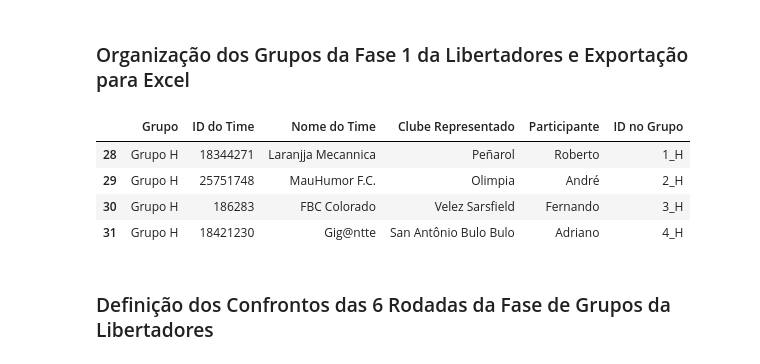
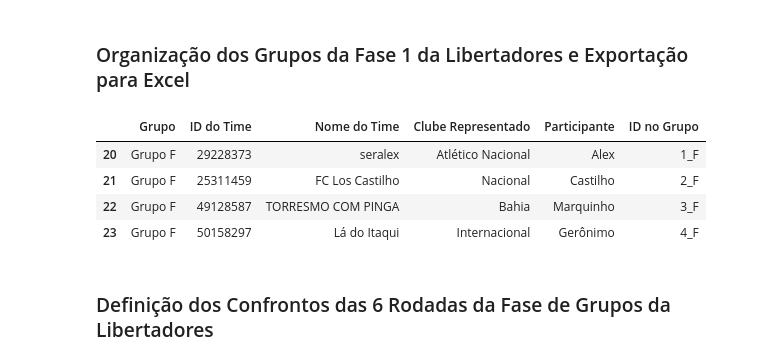
Before and after one commit to FernandoBC23/cartola_fbc, a Jupyter notebook: libertadores/datasets_liberta/1_busca_dados_liberta.ipynb, the cells around one changed output. Drawn from its saved outputs; the diff is of its cells as text; code cells hidden in the pictures.

```diff
--- a/libertadores/datasets_liberta/1_busca_dados_liberta.ipynb
+++ b/libertadores/datasets_liberta/1_busca_dados_liberta.ipynb
@@ -120,38 +120,39 @@ df_liberta_grupo_H = df_torneio[df_torneio["Grupo"] == "Grupo H"]
 # Lista de grupos
 grupos = {
     "Grupo A": df_liberta_grupo_A,
     "Grupo B": df_liberta_grupo_B,
     "Grupo C": df_liberta_grupo_C,
     "Grupo D": df_liberta_grupo_D,
     "Grupo E": df_liberta_grupo_E,
     "Grupo F": df_liberta_grupo_F,
     "Grupo G": df_liberta_grupo_G,
     "Grupo H": df_liberta_grupo_H,
 }
 
 # # Caminho do arquivo
 # caminho_excel = "grupos_fase1_libertadores.xlsx"
 
 # # Salvar em Excel com abas separadas
 # with pd.ExcelWriter(caminho_excel) as writer:
 #     for nome_grupo, df_grupo in grupos.items():
 #         df_grupo.to_excel(writer, sheet_name=nome_grupo, index=False)
 
 
 # Exibir resultado
 # display(df_liberta_grupo_A)
 # display(df_liberta_grupo_B)
 # display(df_liberta_grupo_C)
 # display(df_liberta_grupo_D)
 # display(df_liberta_grupo_E)
+display(df_liberta_grupo_F)
 # display(df_liberta_grupo_G)
-display(df_liberta_grupo_H)
+# display(df_liberta_grupo_H)
 # %% [output]
 |  | Grupo | ID do Time | Nome do Time | Clube Representado | Participante | ID no Grupo |
-| 28 | Grupo H | 18344271 | Laranjja Mecannica | Peñarol | Roberto | 1_H |
-| 29 | Grupo H | 25751748 | MauHumor F.C. | Olimpia | André | 2_H |
-| 30 | Grupo H | 186283 | FBC Colorado | Velez Sarsfield | Fernando | 3_H |
-| 31 | Grupo H | 18421230 | Gig@ntte | San Antônio Bulo Bulo | Adriano | 4_H |
+| 20 | Grupo F | 29228373 | seralex | Atlético Nacional | Alex | 1_F |
+| 21 | Grupo F | 25311459 | FC Los Castilho | Nacional | Castilho | 2_F |
+| 22 | Grupo F | 49128587 | TORRESMO COM PINGA | Bahia | Marquinho | 3_F |
+| 23 | Grupo F | 50158297 | Lá do Itaqui | Internacional | Gerônimo | 4_F |
 # %% [markdown]
 ### Definição dos Confrontos das 6 Rodadas da Fase de Grupos da Libertadores
 # %%
```
Also changed, not shown: parts of 5 cells of this notebook, 19 other files.
